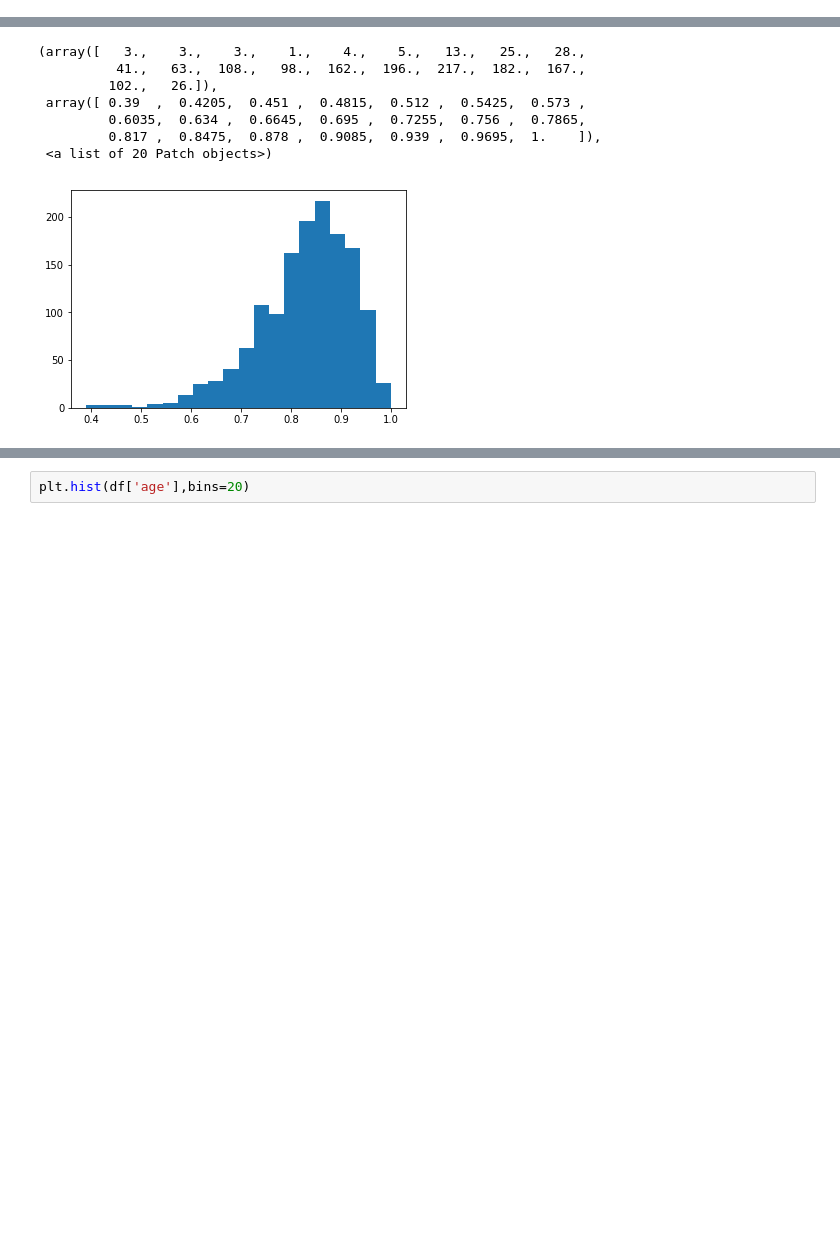
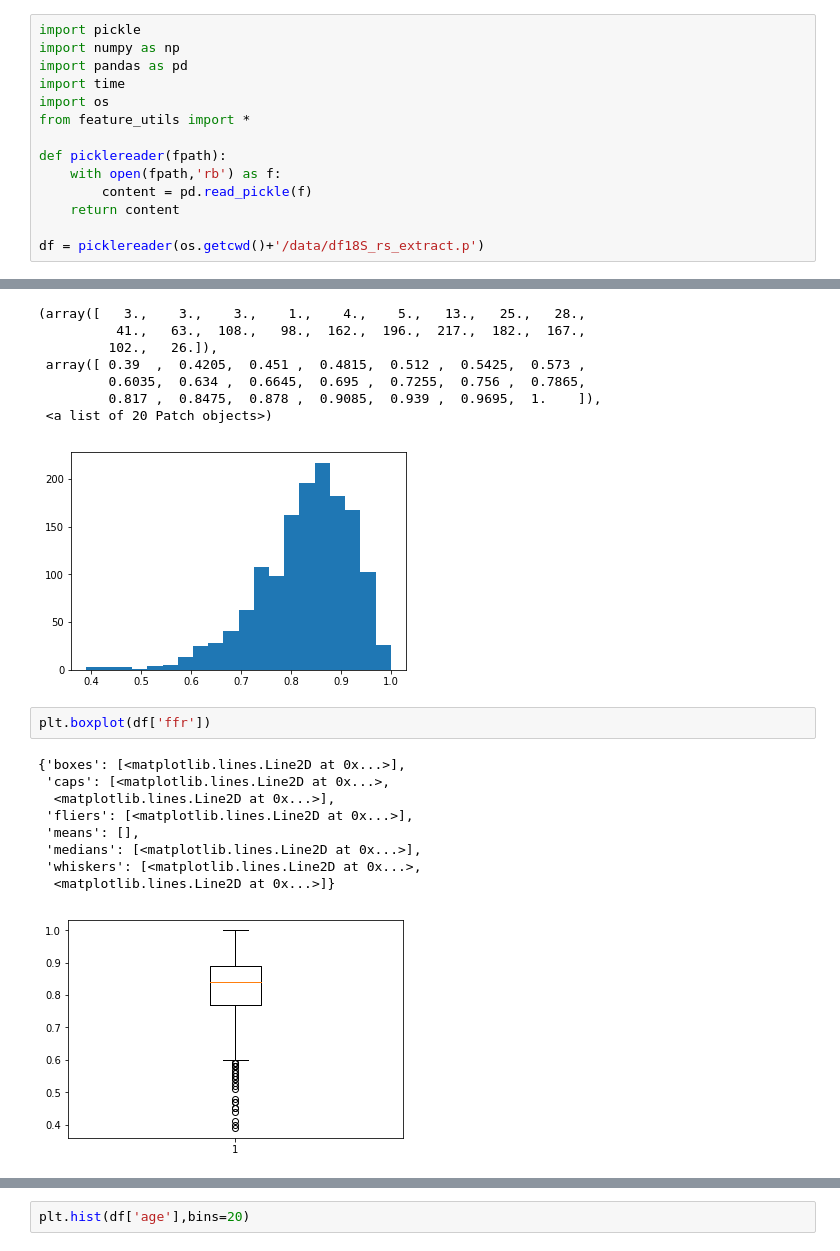
Before and after one commit to paulnguyen81/bloodpressure_ffr, a Jupyter notebook: correlation.ipynb, the cells around one changed output, grey strips where cells are left out. Cells and saved outputs as stored; diff of their text form; blank space fills up the shorter version.

```diff
--- a/correlation.ipynb
+++ b/correlation.ipynb
@@ -257,3 +255,17 @@ df = picklereader(os.getcwd()+'/data/df18S_rs_extract.p')
+# %%
+import pickle
+import numpy as np
+import pandas as pd
+import time
+import os
+from feature_utils import *
+
+def picklereader(fpath):
+    with open(fpath,'rb') as f:
+        content = pd.read_pickle(f)
+    return content
+
+df = picklereader(os.getcwd()+'/data/df18S_rs_extract.p')
 # %%
 pd.options.display.max_columns = None
 df.describe()
@@ -280,3 +292,15 @@ plt.hist(df['ffr'],bins=20)
          0.817 ,  0.8475,  0.878 ,  0.9085,  0.939 ,  0.9695,  1.    ]),
  <a list of 20 Patch objects>)
 [figure]
+# %%
+plt.boxplot(df['ffr'])
+# %% [output]
+{'boxes': [<matplotlib.lines.Line2D at 0x...>],
+ 'caps': [<matplotlib.lines.Line2D at 0x...>,
+  <matplotlib.lines.Line2D at 0x...>],
+ 'fliers': [<matplotlib.lines.Line2D at 0x...>],
+ 'means': [],
+ 'medians': [<matplotlib.lines.Line2D at 0x...>],
+ 'whiskers': [<matplotlib.lines.Line2D at 0x...>,
+  <matplotlib.lines.Line2D at 0x...>]}
+[figure, added]
```
Also changed, not shown: parts of 5 cells of this notebook, 1 other file.
